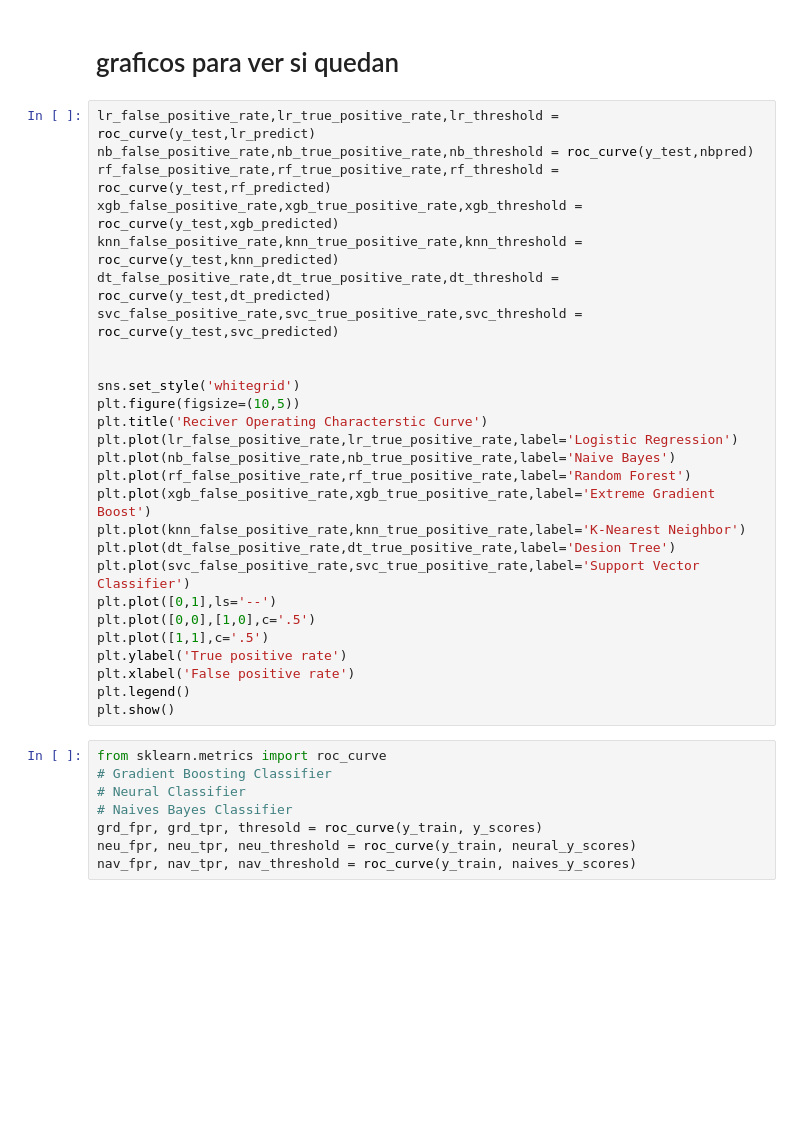
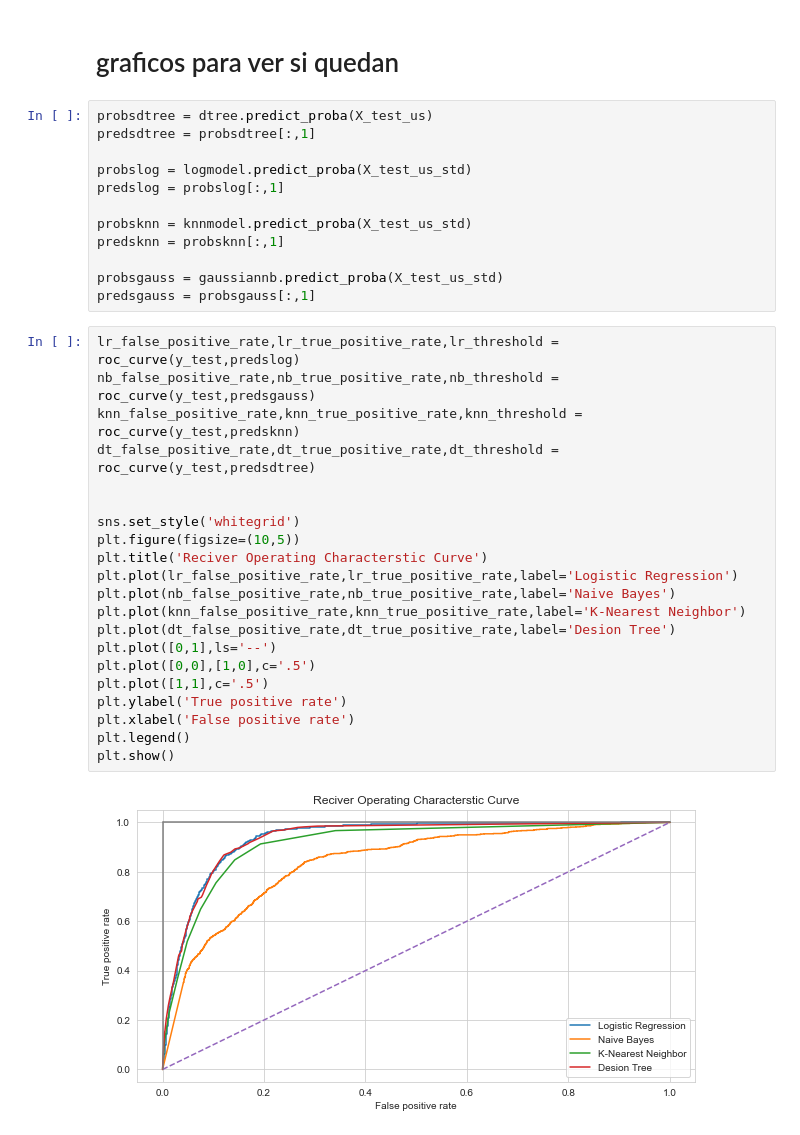
Before and after one commit to BenkosT/TP_Clasificacion, a Jupyter notebook: Notebooks/TP3-Classification_modeling.ipynb, the cells around one changed output. Cells and saved outputs as stored; diff of their text form; blank space fills up the shorter version.

```diff
--- a/Notebooks/TP3-Classification_modeling.ipynb
+++ b/Notebooks/TP3-Classification_modeling.ipynb
@@ -388,38 +394,38 @@ models.sort_values(by='F2 Score Test', ascending=False)
 | 2 | Gausian NB | 0.657502 | 0.562620 | 0.603042 | 0.436929 | 0.787442 | ... |
 # %% [markdown]
 # graficos para ver si quedan
+# %%
+probsdtree = dtree.predict_proba(X_test_us)
+predsdtree = probsdtree[:,1]
+
+probslog = logmodel.predict_proba(X_test_us_std)
+predslog = probslog[:,1]
+
+probsknn = knnmodel.predict_proba(X_test_us_std)
+predsknn = probsknn[:,1]
+
+probsgauss = gaussiannb.predict_proba(X_test_us_std)
+predsgauss = probsgauss[:,1]
 # %%
-lr_false_positive_rate,lr_true_positive_rate,lr_threshold = roc_curve(y_test,lr_predict)
-nb_false_positive_rate,nb_true_positive_rate,nb_threshold = roc_curve(y_test,nbpred)
-rf_false_positive_rate,rf_true_positive_rate,rf_threshold = roc_curve(y_test,rf_predicted)
-xgb_false_positive_rate,xgb_true_positive_rate,xgb_threshold = roc_curve(y_test,xgb_predicted)
-knn_false_positive_rate,knn_true_positive_rate,knn_threshold = roc_curve(y_test,knn_predicted)
-dt_false_positive_rate,dt_true_positive_rate,dt_threshold = roc_curve(y_test,dt_predicted)
-svc_false_positive_rate,svc_true_positive_rate,svc_threshold = roc_curve(y_test,svc_predicted)
+lr_false_positive_rate,lr_true_positive_rate,lr_threshold = roc_curve(y_test,predslog)
+nb_false_positive_rate,nb_true_positive_rate,nb_threshold = roc_curve(y_test,predsgauss)
+knn_false_positive_rate,knn_true_positive_rate,knn_threshold = roc_curve(y_test,predsknn)
+dt_false_positive_rate,dt_true_positive_rate,dt_threshold = roc_curve(y_test,predsdtree)
 
 
 sns.set_style('whitegrid')
 plt.figure(figsize=(10,5))
 plt.title('Reciver Operating Characterstic Curve')
 plt.plot(lr_false_positive_rate,lr_true_positive_rate,label='Logistic Regression')
 plt.plot(nb_false_positive_rate,nb_true_positive_rate,label='Naive Bayes')
-plt.plot(rf_false_positive_rate,rf_true_positive_rate,label='Random Forest')
-plt.plot(xgb_false_positive_rate,xgb_true_positive_rate,label='Extreme Gradient Boost')
 plt.plot(knn_false_positive_rate,knn_true_positive_rate,label='K-Nearest Neighbor')
 plt.plot(dt_false_positive_rate,dt_true_positive_rate,label='Desion Tree')
-plt.plot(svc_false_positive_rate,svc_true_positive_rate,label='Support Vector Classifier')
 plt.plot([0,1],ls='--')
 plt.plot([0,0],[1,0],c='.5')
 plt.plot([1,1],c='.5')
 plt.ylabel('True positive rate')
 plt.xlabel('False positive rate')
 plt.legend()
 plt.show()
+# %% [output]
+[figure, added]
-# %%
-from sklearn.metrics import roc_curve
-# Gradient Boosting Classifier
-# Neural Classifier
-# Naives Bayes Classifier
-grd_fpr, grd_tpr, thresold = roc_curve(y_train, y_scores)
-neu_fpr, neu_tpr, neu_threshold = roc_curve(y_train, neural_y_scores)
-nav_fpr, nav_tpr, nav_threshold = roc_curve(y_train, naives_y_scores)
```
Also changed, not shown: parts of 24 cells of this notebook.
